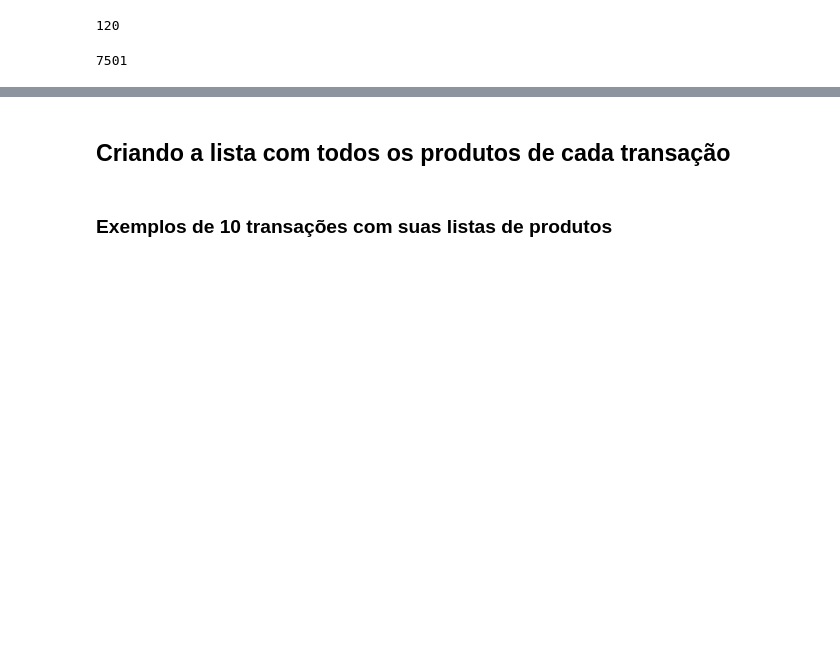
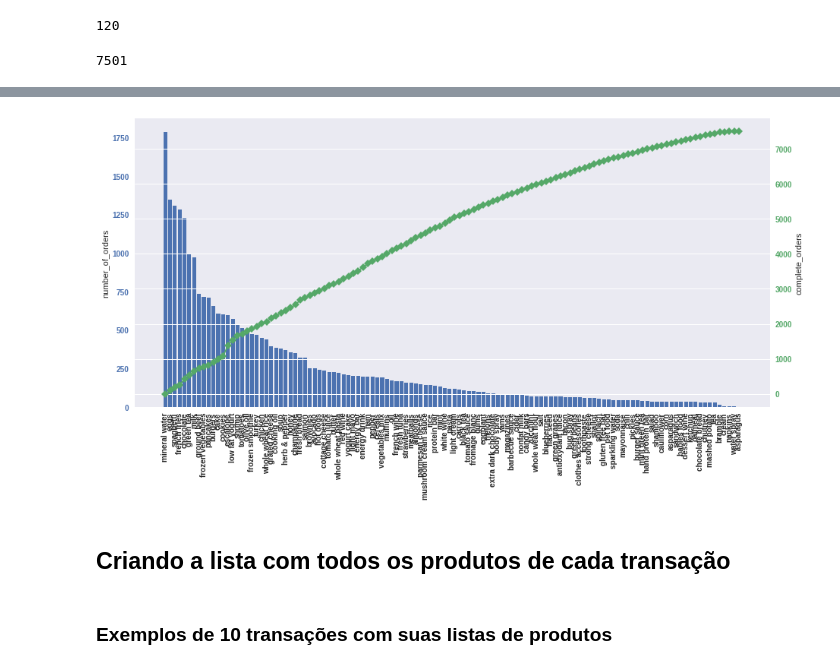
Before and after one commit to bruno-curta/fiap-live-class-mb-analysis, a Jupyter notebook: live_class_market_basket_analysis.ipynb, the cells around one changed output, grey strips where cells are left out. Cells and saved outputs as stored; diff of their text form; code cells hidden in the pictures; blank space fills up the shorter version.

```diff
--- a/live_class_market_basket_analysis.ipynb
+++ b/live_class_market_basket_analysis.ipynb
@@ -376,0 +404,5 @@ len(df)
+# %%
+for p in products.index:
+    products_notin = products.loc[p:,'product'].values.tolist()
+    orders_notin = pd.unique(orders_products.loc[orders_products['product'].isin(products_notin),'order'])
+    products.loc[p, 'complete_orders'] = orders_products.loc[~orders_products['order'].isin(orders_notin),'order'].nunique()
@@ -377,3 +425,18 @@ len(df)
+# %%
+fig, ax = plt.subplots(figsize=(15,7))
+ax.bar(products['product'], products['number_of_orders'], color="C0")
+ax2 = ax.twinx()
+ax2.plot(products['product'], products['complete_orders'], color="C1", marker="D", ms=7)
+
+ax.tick_params(axis="y", colors="C0")
+ax2.tick_params(axis="y", colors="C1")
+ax.set_xticklabels(products['product'],rotation=90)
+ax.set_ylabel('number_of_orders')
+ax2.set_ylabel('complete_orders')
+ax.grid(False)
+plt.show()
+# %% [output]
+[figure, added]
 # %% [markdown]
 ## Criando a lista com todos os produtos de cada transação
 # %%
```
Also changed, not shown: parts of 22 cells of this notebook.
